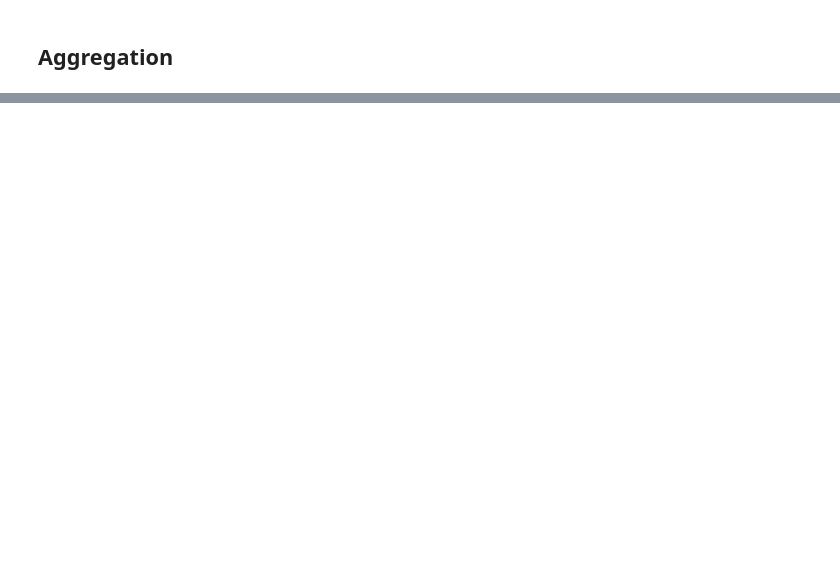
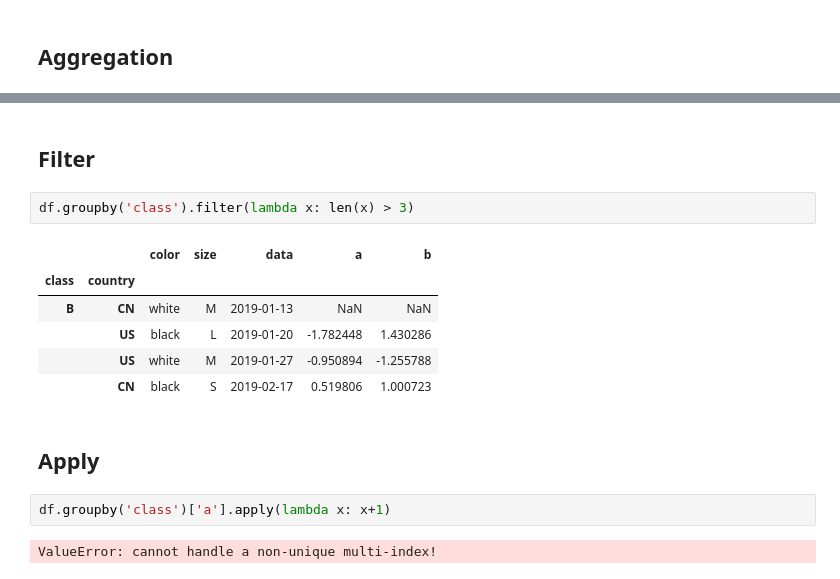
Before and after one commit to Jay4869/Data-Science, a Jupyter notebook: Python/Pandas - Index & Groupby.ipynb, the cells around one changed output, grey strips where cells are left out. Cells and saved outputs as stored; diff of their text form; blank space fills up the shorter version.

```diff
--- a/Python/Pandas - Index & Groupby.ipynb
+++ b/Python/Pandas - Index & Groupby.ipynb
@@ -185,0 +239,17 @@ group_2.transform(f)
+# %% [markdown]
+## Filter
+# %%
+df.groupby('class').filter(lambda x: len(x) > 3)
+# %% [output]
+|  |  | color | size | data | a | b |
+| class | country |  |  |  |  |  |
+| B | CN | white | M | 2019-01-13 | NaN | NaN |
+|  | US | black | L | 2019-01-20 | -1.782448 | 1.430286 |
+|  | US | white | M | 2019-01-27 | -0.950894 | -1.255788 |
+|  | CN | black | S | 2019-02-17 | 0.519806 | 1.000723 |
+# %% [markdown]
+## Apply
+# %%
+df.groupby('class')['a'].apply(lambda x: x+1)
+# %% [output]
+ValueError: cannot handle a non-unique multi-index!
```
Also changed, not shown: parts of 15 cells of this notebook.
